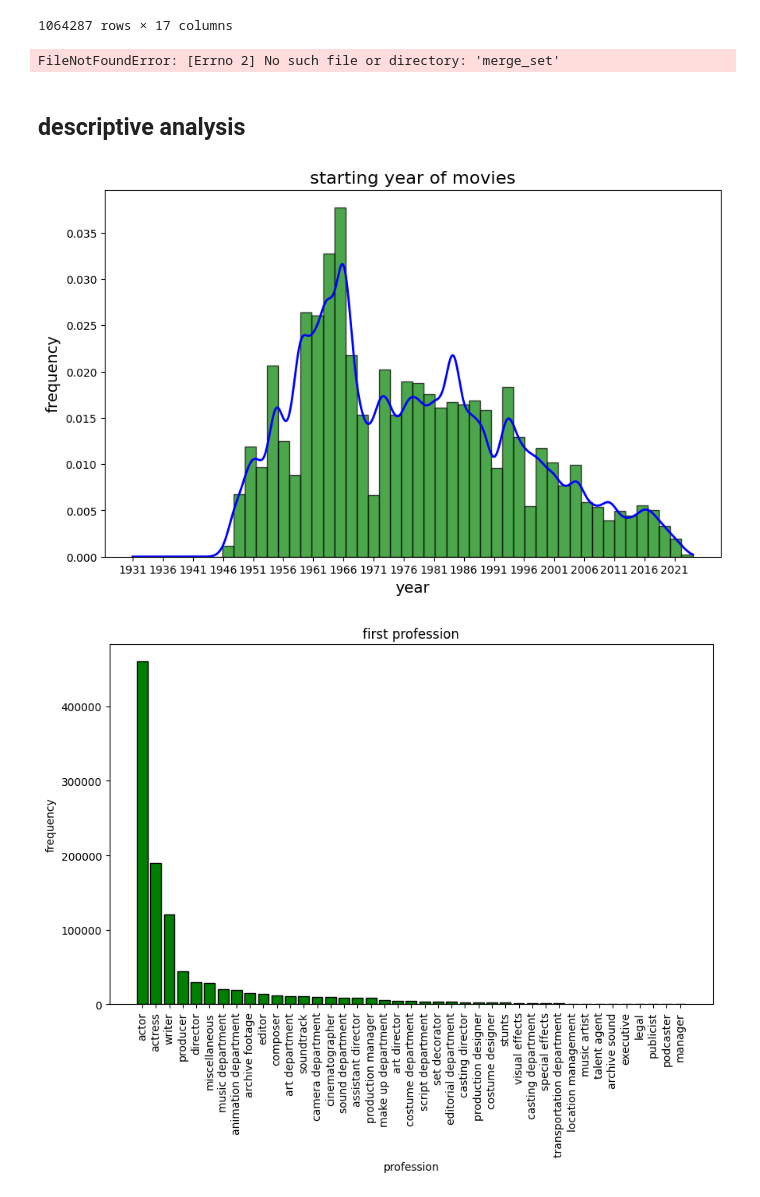
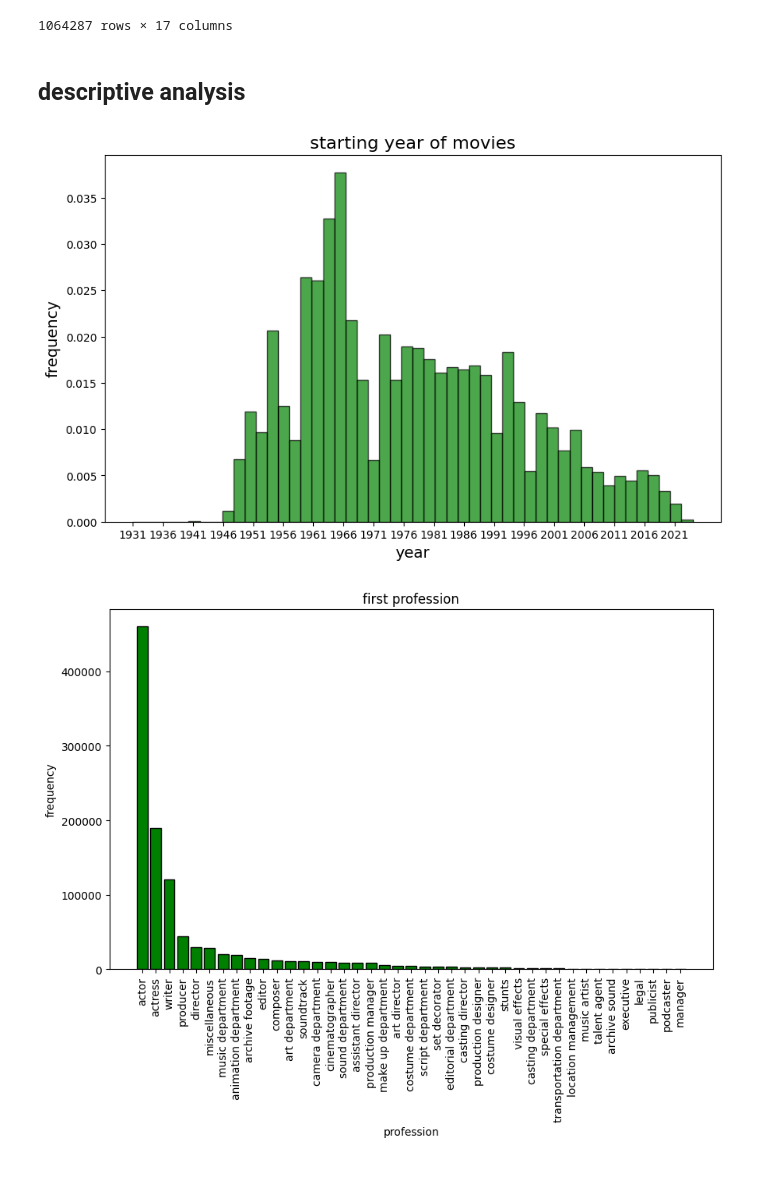
Before and after one commit to depa-tto/Python-project-exam, a Jupyter notebook: Py_project_DePatto.ipynb, the cells around one changed output. Cells and saved outputs as stored; diff of their text form; code cells hidden in the pictures.

```diff
--- a/Py_project_DePatto.ipynb
+++ b/Py_project_DePatto.ipynb
@@ -279,28 +278,21 @@ merge_set
 1064287 rows × 17 columns
 # %%
 merge_set.to_csv('merge_set.csv')
-# %%
-merge_set = pd.read_csv('merge_set')
-# %% [output]
-FileNotFoundError: [Errno 2] No such file or directory: 'merge_set'
 # %% [markdown]
 ## descriptive analysis
+# %%
+merge_set = pd.read_csv('./merge_set.csv')
 # %%
-kde = gaussian_kde(merge_set['start_year'])
-x_values = np.linspace(merge_set['start_year'].min(), merge_set['start_year'].max(), 1000)
-density = kde(x_values)
-
 plt.figure(figsize=(10, 6))
 plt.hist(merge_set['start_year'], bins=50, color='green', alpha=0.7, edgecolor='black', density=True)
-plt.plot(x_values, density, color='blue', linewidth=2)
 plt.title('starting year of movies', fontsize=16)
 plt.xlabel('year', fontsize=14)
 plt.ylabel('frequency', fontsize=14)
 plt.xticks(np.arange(merge_set['start_year'].min(), merge_set['start_year'].max(), step=5))
 plt.grid(False)
 plt.show()
 # %% [output]
-[figure, old version]
+[figure, new version]
 # %%
 profession_counts = Counter(merge_set['first_profession'])
 
```
Also changed, not shown: parts of 4 cells of this notebook, 1 other file.
